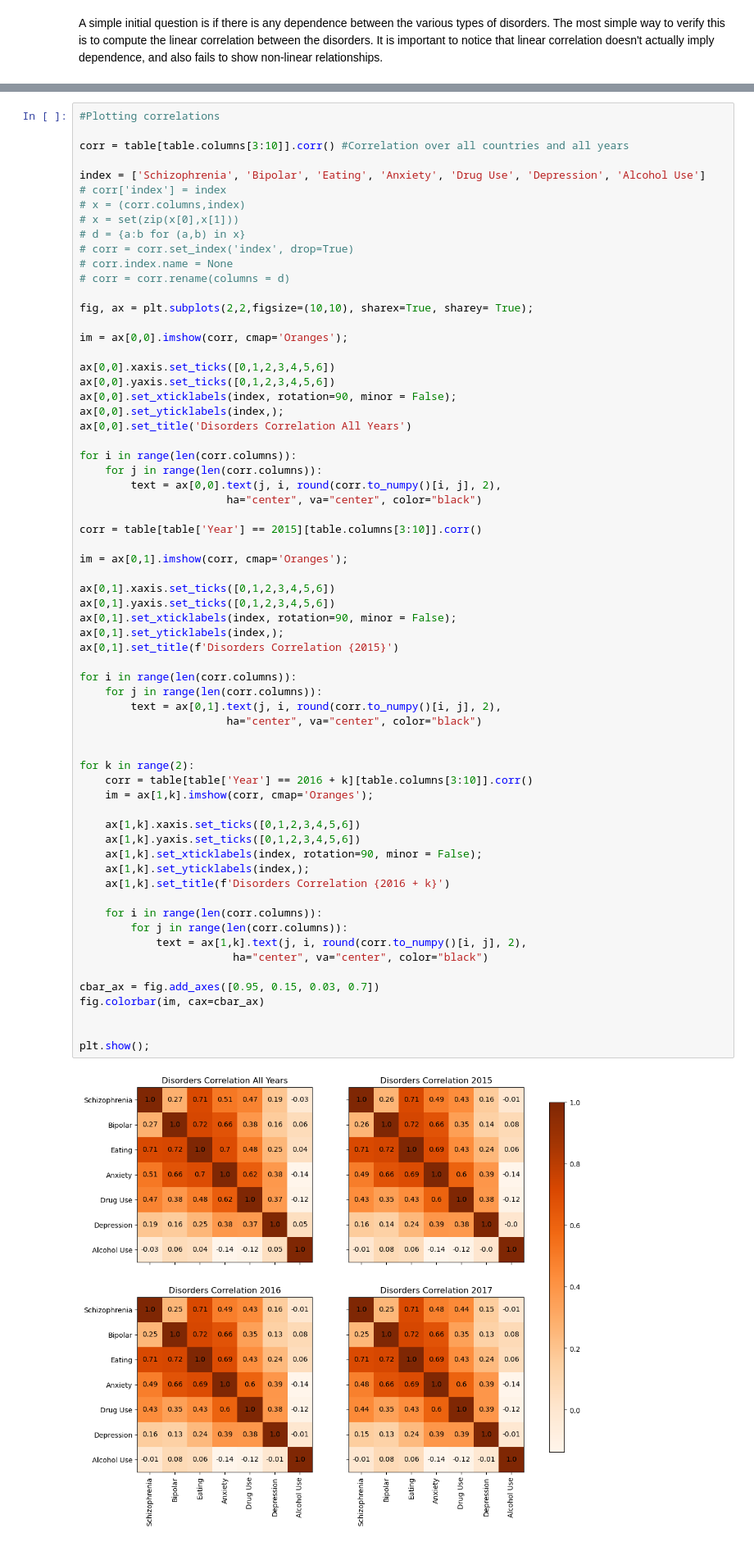
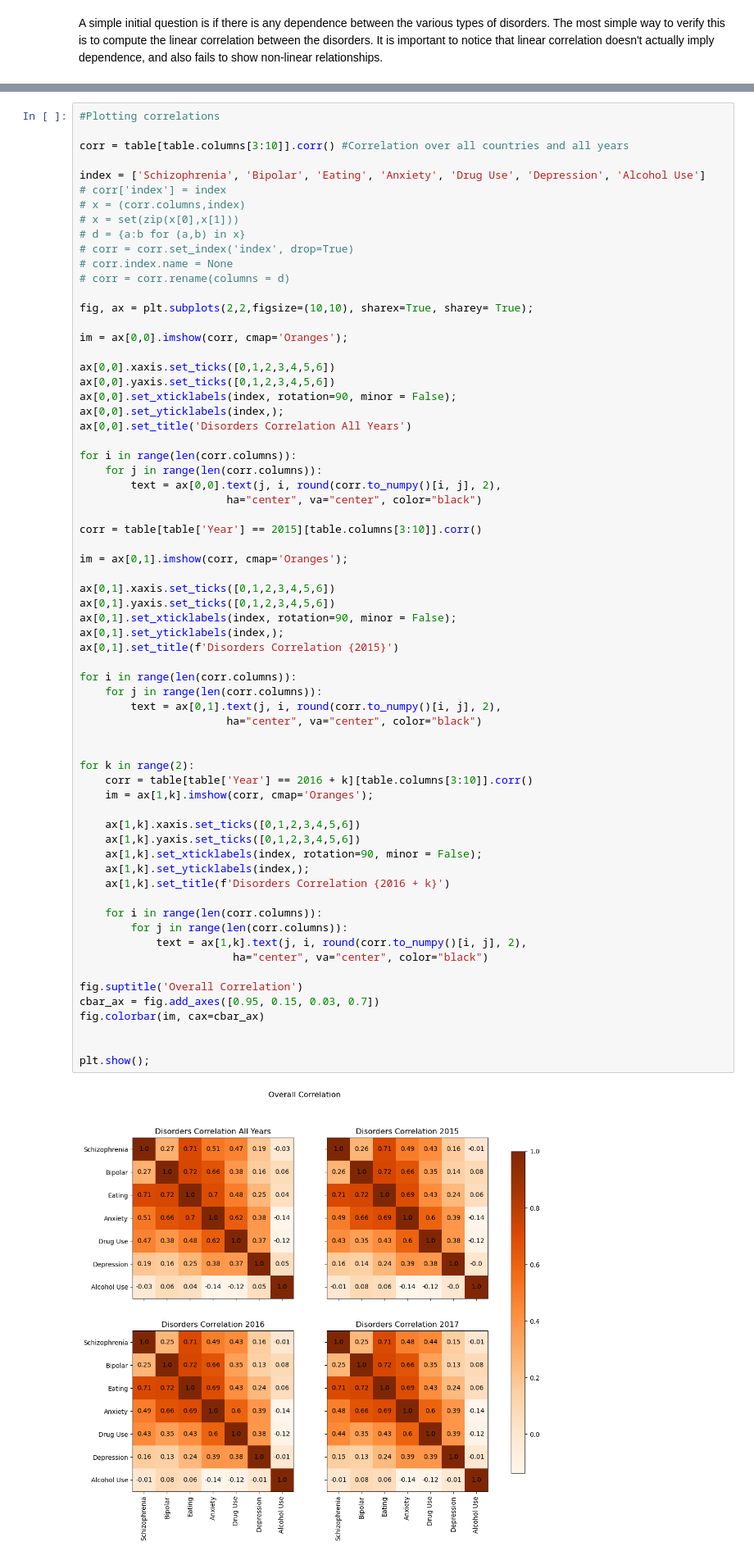
Before and after one commit to PastryDoll/Mental-Disorders, a Jupyter notebook: code.ipynb, the cells around one changed output, grey strips where cells are left out. Shown at 82% size. Drawn from its saved outputs; the diff is of its cells as text.

```diff
--- a/code.ipynb
+++ b/code.ipynb
@@ -202,34 +203,35 @@ ax[0,1].set_xticklabels(index, rotation=90, minor = False);
 ax[0,1].set_yticklabels(index,);
 ax[0,1].set_title(f'Disorders Correlation {2015}')
 
 for i in range(len(corr.columns)):
     for j in range(len(corr.columns)):
         text = ax[0,1].text(j, i, round(corr.to_numpy()[i, j], 2),
                        ha="center", va="center", color="black")
 
 
 for k in range(2):
     corr = table[table['Year'] == 2016 + k][table.columns[3:10]].corr()
     im = ax[1,k].imshow(corr, cmap='Oranges');
 
     ax[1,k].xaxis.set_ticks([0,1,2,3,4,5,6])
     ax[1,k].yaxis.set_ticks([0,1,2,3,4,5,6])
     ax[1,k].set_xticklabels(index, rotation=90, minor = False);
     ax[1,k].set_yticklabels(index,);
     ax[1,k].set_title(f'Disorders Correlation {2016 + k}')
 
     for i in range(len(corr.columns)):
         for j in range(len(corr.columns)):
             text = ax[1,k].text(j, i, round(corr.to_numpy()[i, j], 2),
                         ha="center", va="center", color="black")
 
+fig.suptitle('Overall Correlation')
 cbar_ax = fig.add_axes([0.95, 0.15, 0.03, 0.7])
 fig.colorbar(im, cax=cbar_ax)
 
 
 plt.show();
 # %% [output]
-[figure, old version]
+[figure, new version]
 # %% [markdown]
 We see that the correlation matrix is very similar for 2015, 2016, 2017, and the All Years matrix. We also see that the disorders seem to be correlated, with the exception of Alcohol Use.
 # %% [markdown]
```
Also changed, not shown: parts of 10 cells of this notebook.
